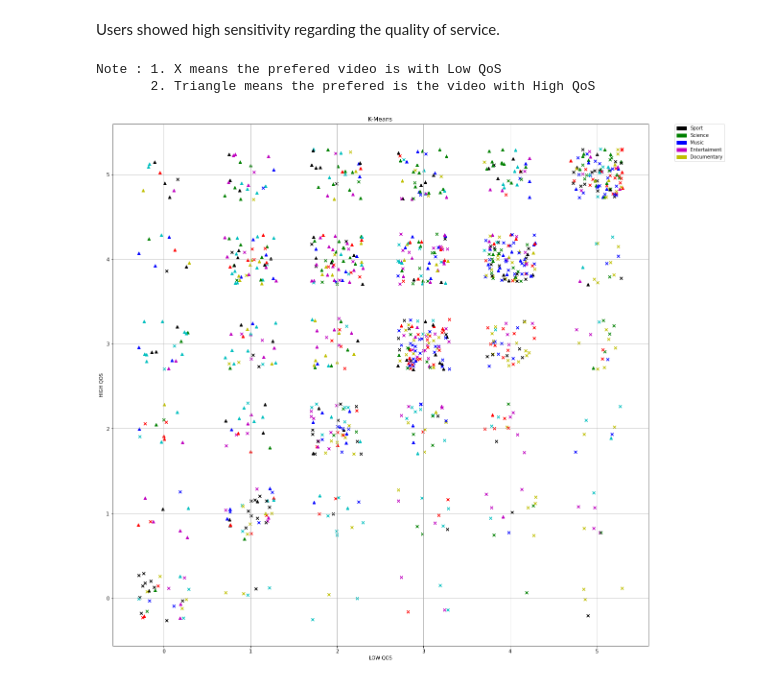
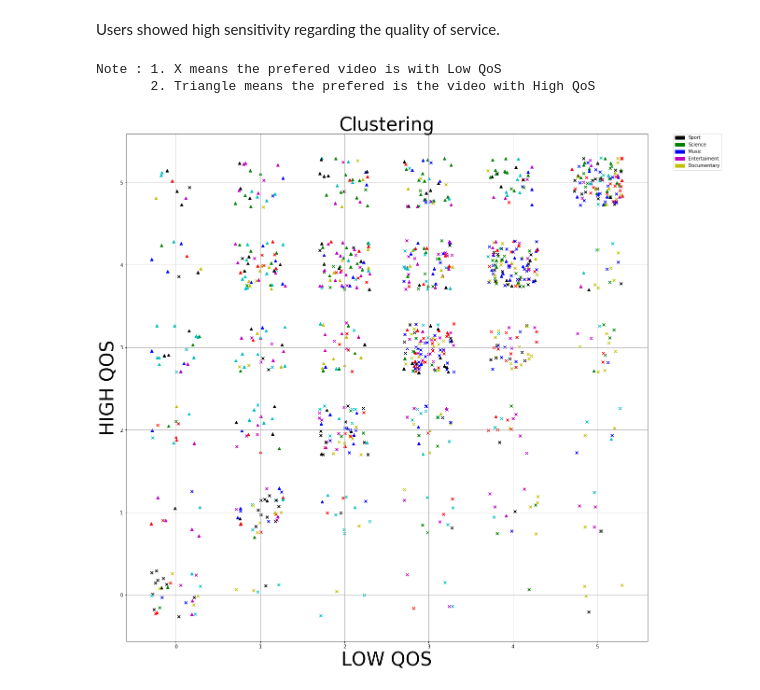
Before and after one commit to aliamin7/QoE-experiment-Data-Analysis, a Jupyter notebook: Data_Analysis.ipynb, the cells around one changed output. Drawn from its saved outputs; the diff is of its cells as text; code cells hidden in the pictures.

```diff
--- a/Data_Analysis.ipynb
+++ b/Data_Analysis.ipynb
@@ -450,37 +467,37 @@ for i,j in zip(Cluster_data["Session"],Cluster_data["Preferred_video"]):
 
     elif (i == 7) and (j == 1):
         plt.scatter(d[count,0],d[count,1],marker = "^", c="b")
     elif (i == 7) and (j == 2):
         plt.scatter(d[count,0],d[count,1],marker = "x", c="b")
 
     count= count + 1
 
 
 
 patch1 = mpatches.Patch(color='k', label='Sport')
 patch2 = mpatches.Patch(color='r', label='Series')
 patch3 = mpatches.Patch(color='c', label='Animals')
 patch4 = mpatches.Patch(color='m', label='Entertaiment')
 patch5 = mpatches.Patch(color='y', label='Documentary')
 patch2 = mpatches.Patch(color='g', label='Science')
 patch3 = mpatches.Patch(color='b', label='Music')
 # patch4 = mpatches.Patch(marker='^', label='delay ratio < 20.1%')
 # patch5 = mpatches.Patch(marker='x', label='delay ratio >= 20.1%')
 
 plt.legend(handles=[patch1, patch2, patch3, patch4, patch5], bbox_to_anchor=(1.05, 1), loc=2, borderaxespad=0.)
     #     if()
 #     plt.scatter(d[:,0],d[:,1],c="b")
 # plt.legend(['Triangle --> 1',' x --> 2'],  bbox_to_anchor=(1.05, 1), loc=2, borderaxespad=0.)
 
 # plt.scatter(d[:,0],d[:,1],c="r")
-plt.xlabel('LOW QOS')
-plt.ylabel('HIGH QOS')
-plt.title('K-Means')
+plt.xlabel('LOW QOS',fontsize=40)
+plt.ylabel('HIGH QOS',fontsize=40)
+plt.title('Clustering',fontsize=40)
 plt.show()
 # %% [output]
 Note : 1. X means the prefered video is with Low QoS
        2. Triangle means the prefered is the video with High QoS
-[figure, old version]
+[figure, new version]
 # %%
 
 fig2 = plt.figure(figsize=(20,20))
```
Also changed, not shown: parts of 3 cells of this notebook.
